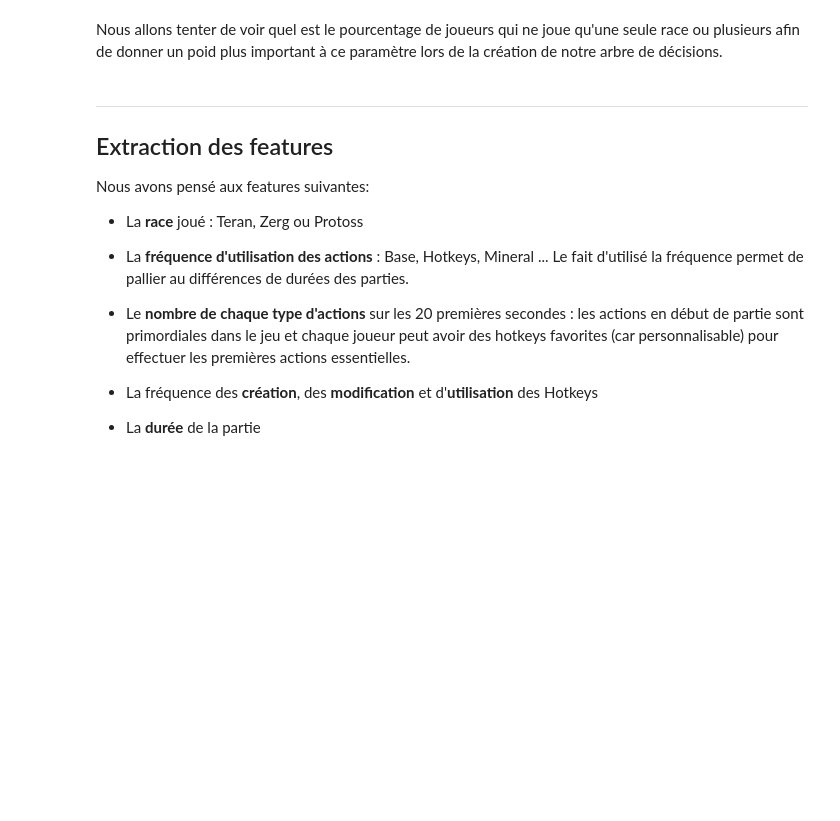
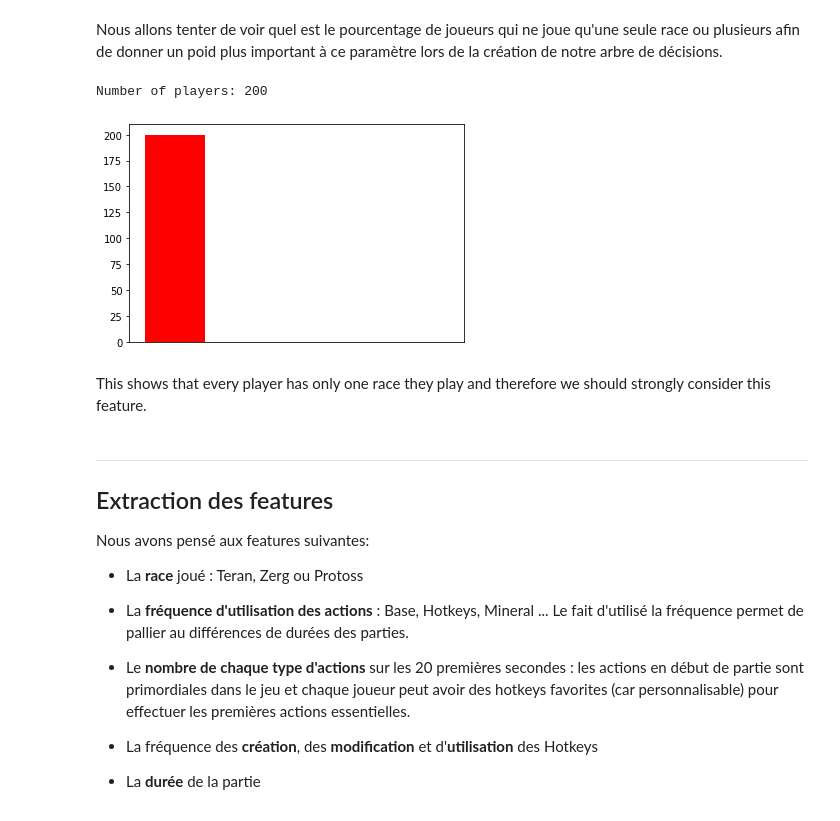
Before and after one commit to Dante-DaCapo/Starcraft_Python_Blinders, a Jupyter notebook: notebook.ipynb, the cells around one changed output. Cells and saved outputs as stored; diff of their text form; code cells hidden in the pictures; blank space fills up the shorter version.

Commit message:
Commit corrigé et fonctionnel de représentation du nombre de races par joueur

```diff
--- a/notebook.ipynb
+++ b/notebook.ipynb
@@ -240,6 +240,8 @@ for index_play, play in enumerate(data):
         if duration < 120:
             nb_actions += 1
             continue
+        else:
+            break
 
     apm_per_player_per_game[id_player] += nb_actions / 2 if duration > 120 else 0
 
@@ -274,51 +276,63 @@ Nous allons tenter de voir quel est le pourcentage de joueurs qui ne joue qu'une
 # %%
 count_races_per_player = {}
 for index_play, play in enumerate(data):
     id_player = play[0]
     played_race = play[1]
 
     if len(play) < 3:
         continue
 
     if id_player not in count_races_per_player:
-        count_games_per_player[id_player]['Zerg'] = False
-        count_games_per_player[id_player]['Protoss'] = False
-        count_games_per_player[id_player]['Terran'] = False
+        count_races_per_player[id_player] = {}
+        count_races_per_player[id_player]['Zerg'] = False
+        count_races_per_player[id_player]['Protoss'] = False
+        count_races_per_player[id_player]['Terran'] = False
+        count_races_per_player[id_player][played_race] = True
     else :
-        count_games_per_player[id_player][played_race] = True
+        count_races_per_player[id_player][played_race] = True
 
+number_of_multiraces_players = {}
+number_of_multiraces_players['players_with_one_race'] = 0
+number_of_multiraces_players['players_with_two_races'] = 0
+number_of_multiraces_players['players_with_three_races'] = 0
+for player in count_races_per_player:
 
-for player, race in count_games_per_player:
-    players_with_one_race = 0
-    players_with_two_races = 0
-    players_with_three_races = 0
-    race_types = (count_races_per_player[player]['Zerg'], count_races_per_player[player]['Protoss'], count_races_per_player[player]['Terran'])
+    true_count =  0
+    if count_races_per_player[player]['Zerg']:
+        true_count += 1
+    if count_races_per_player[player]['Protoss']:
+        true_count += 1
+    if count_races_per_player[player]['Terran']:
+        true_count += 1
 
-    true_count =  sum(1 for ct in race_types if ct)
-    if true_count = 1:
-        players_with_one_race += 1
-    elif true_count = 2:
-        players_with_two_races += 1
-    elif true_count = 3:
-        players_with_three_races += 1
+    if true_count == 1:
+        number_of_multiraces_players['players_with_one_race']  += 1
+    elif true_count == 2:
+        number_of_multiraces_players['players_with_two_races'] += 1
+    elif true_count == 3:
+        number_of_multiraces_players['players_with_three_races'] += 1
 
 sorted_list = sorted(
-    apm_per_player_per_game.items(),
+    number_of_multiraces_players.items(),
     key=lambda item: item[1],
     reverse=True
 )
 sorted_x = []
 sorted_y = []
 for elem in sorted_list:
     sorted_x.append(elem[0])
     sorted_y.append(elem[1])
 
-print(f"Max: {sorted_y[0]} ;  Min: {sorted_y[-1]}")
-print(f"Average: {sum(sorted_y)/len(sorted_y)}")
+print(f"Number of players: {sorted_y[0]} ")
 
 plt.bar(sorted_x, sorted_y, width=0.5, color='r', align='edge')
 plt.xticks([])
 plt.show()
+# %% [output]
+Number of players: 200
+[figure, added]
+# %% [markdown]
+This shows that every player has only one race they play and therefore we should strongly consider this feature.
 # %% [markdown]
 ----
 ## Extraction des features
```
